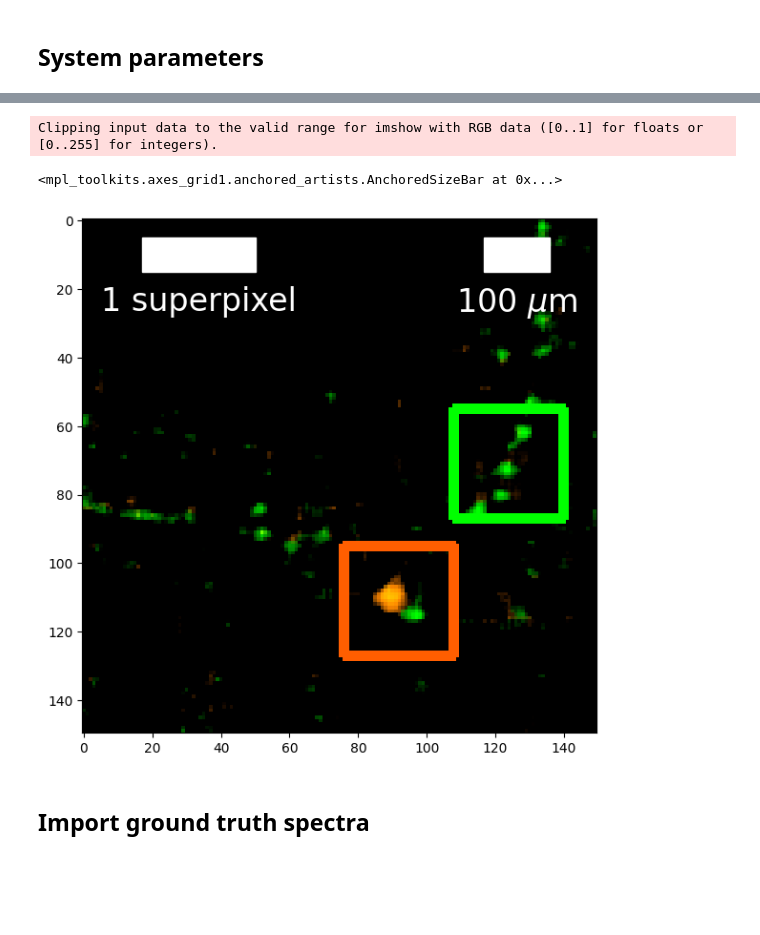
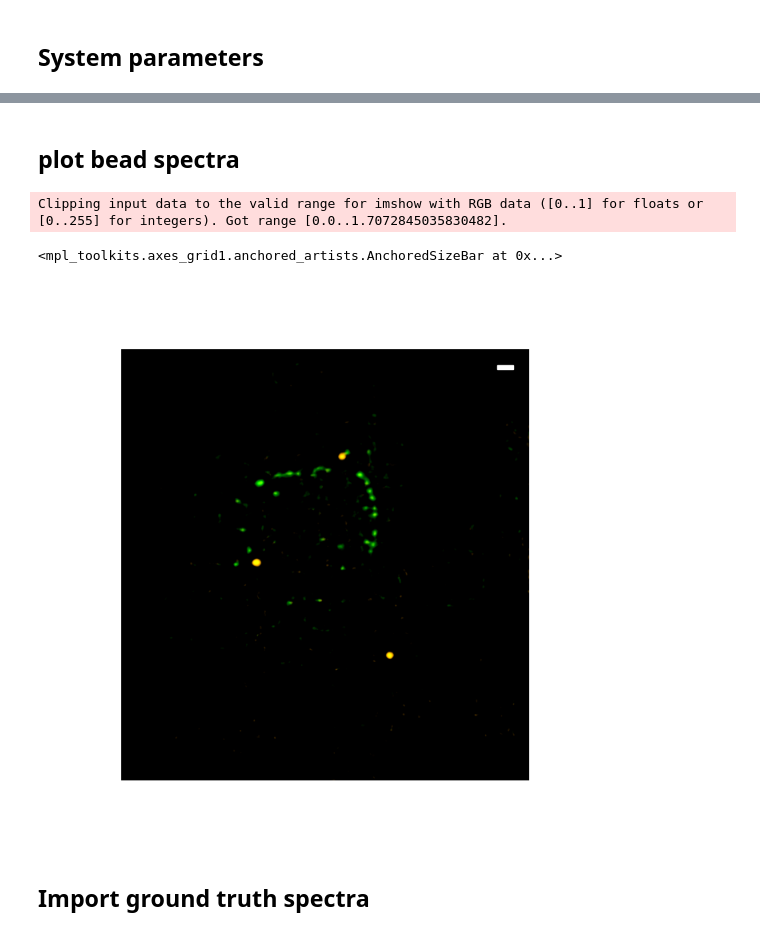
Before and after one commit to neerja/spectraldiffuserscope, a Jupyter notebook: JaxCode/Figure_Notebooks/fig_fluoromaxbeads.ipynb, the cells around one changed output, grey strips where cells are left out. Drawn from its saved outputs; the diff is of its cells as text; code cells hidden in the pictures; blank space fills up the shorter version.

```diff
--- a/JaxCode/Figure_Notebooks/fig_fluoromaxbeads.ipynb
+++ b/JaxCode/Figure_Notebooks/fig_fluoromaxbeads.ipynb
@@ -20,14 +34,14 @@ import jax
 # %%
 wvmin = 450
 wvmax = 800
-wvstep = 6
-downsample_factor = 2
+wvstep = 8
+downsample_factor = 1
 wavelengths = np.arange(wvmin,wvmax+wvstep,wvstep)
 objective = 4 # 4x objective
 mag_size = objective*9/39 # 4x followed by diffuser F=9mm and relay lens f=39mm
 spectral_camera_pixel_size = 2.4 # um
 recon_pixel_size = spectral_camera_pixel_size*downsample_factor # 2x2 downsampling
-gt_pixel_size = 4.4 # um
+gt_pixel_size = 1.25 # um # empirically calculated based on 10 micron bead image
 gt_mag_size = objective*0.38 # 4x followed by 0.38x tube lens
 superpixel_size = 160 # um
 # %% [markdown]
@@ -125,23 +143,19 @@ ax.add_artist(scalebar)
+# %% [markdown]
+## plot bead spectra
 # %%
-zoom = false_color[200:350,200:350,:]
-white = (255,255,255)
-green = (0,255,0)
-orange = (0,100,255)
-use_colors = [orange,green]
-
-zoom_bead_locations, zoom_annotated = findbeadsinimage(zoom, 50, skip = skip ,maxnum = 2, label_bead = False, colindices = [0,1], use_colors = use_colors)
-    # Display the image
+%matplotlib widget
+# Display the image with boxes and labels
 fig, ax = plt.subplots(figsize=(7, 7))
 scalebar = drawscalebar(ax,superpixel_size,recon_pixel_size)
-plt.imshow(zoom_annotated**1.8*2)
-# plt.axis('off')
-ax.add_artist(scalebar)
-scalebarum = drawscalebar(ax, 100, recon_pixel_size, mag = mag_size, scalebarname='100 $\mu$m', loc = 'upper right')
+plt.imshow(false_color**1.8*2)
+plt.axis('off')
+# ax.add_artist(scalebar)
+scalebarum = drawscalebar(ax, 100, recon_pixel_size, mag = mag_size, scalebarname='', loc = 'upper right')
 ax.add_artist(scalebarum)
 # %% [output]
-Clipping input data to the valid range for imshow with RGB data ([0..1] for floats or [0..255] for integers).
+Clipping input data to the valid range for imshow with RGB data ([0..1] for floats or [0..255] for integers). Got range [0.0..1.7072845035830482].
 <mpl_toolkits.axes_grid1.anchored_artists.AnchoredSizeBar at 0x...>
-[figure, old version]
+[figure, new version]
 # %% [markdown]
 ## Import ground truth spectra
 # %%
```
Also changed, not shown: parts of 11 cells of this notebook, 4 other files.
